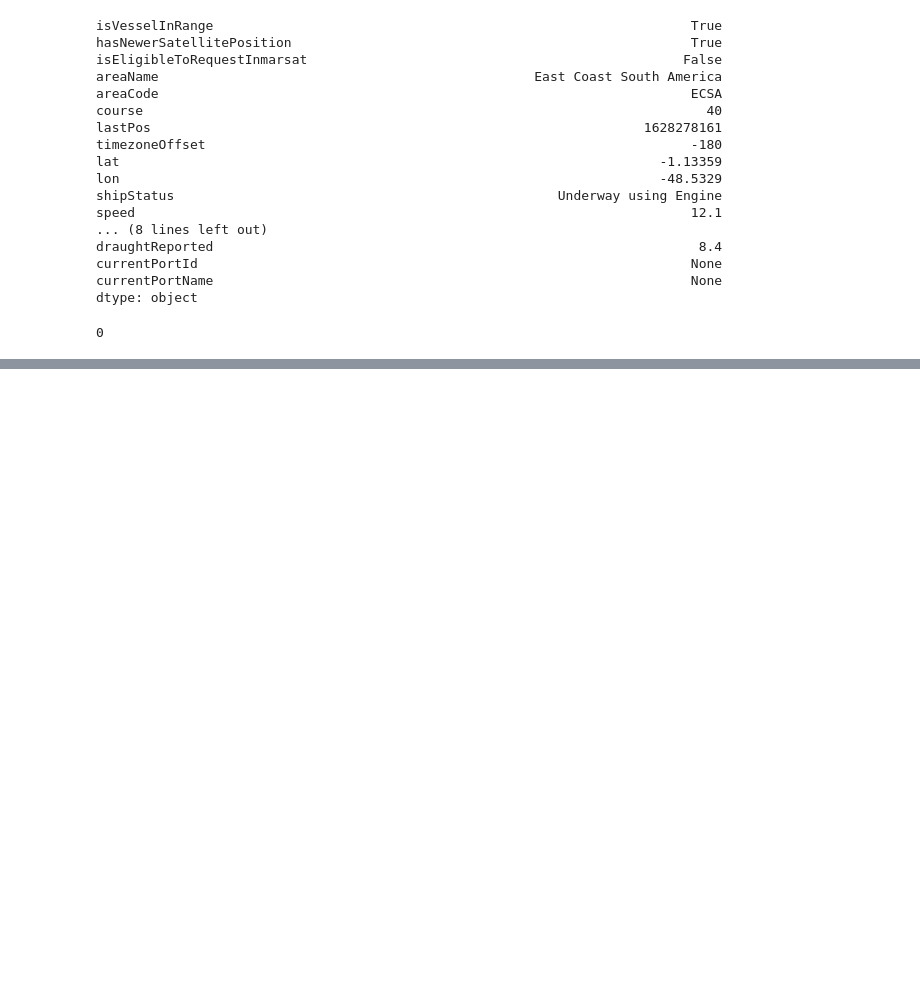
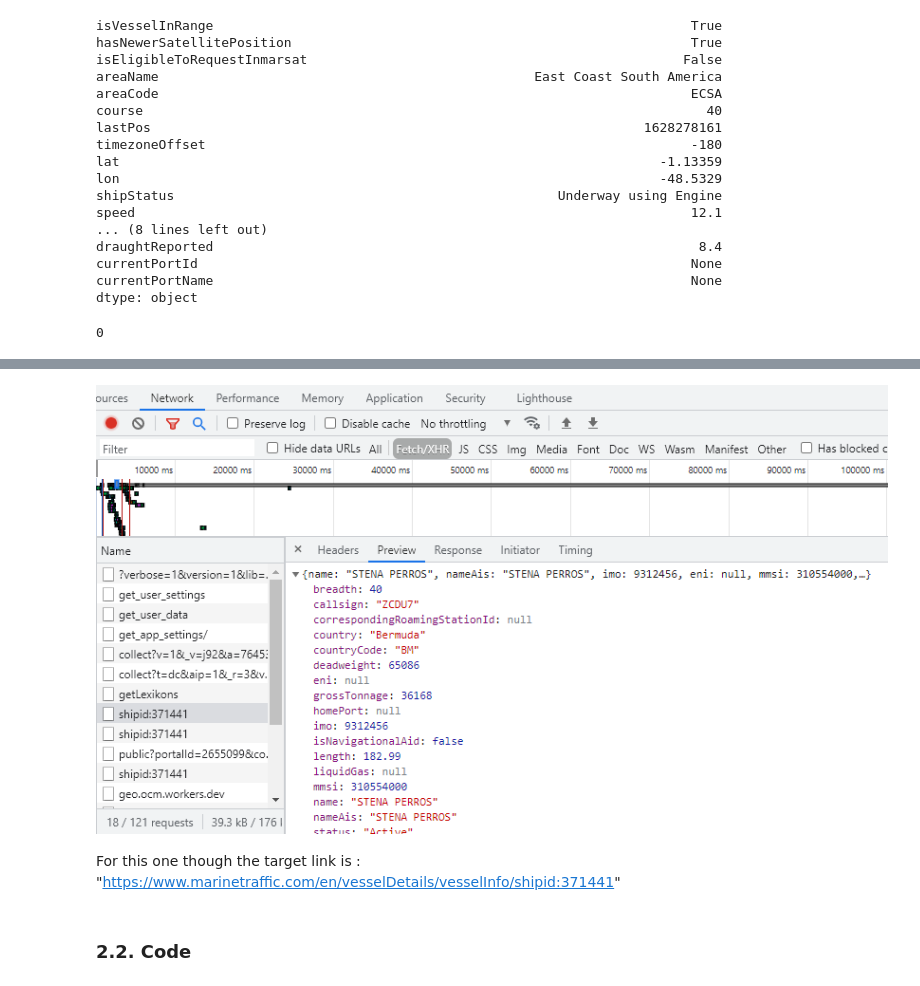
Before and after one commit to chikoungoun/Scraping, a Jupyter notebook: Marine Traffic/Marine Traffic Scraping with requests, XHR and JSON.ipynb, the cells around one changed output, grey strips where cells are left out. Saved outputs shown, nothing was run; the diff lists cells and outputs as text; code cells hidden in the pictures; blank space fills up the shorter version.

```diff
--- a/Marine Traffic/Marine Traffic Scraping with requests, XHR and JSON.ipynb
+++ b/Marine Traffic/Marine Traffic Scraping with requests, XHR and JSON.ipynb
@@ -91,0 +108,9 @@ dtype: object
+# %%
+from IPython.display import Image
+Image(filename="img5.png")
+# %% [output]
+[figure, added]
+# %% [markdown]
+For this one though the target link is : "https://www.marinetraffic.com/en/vesselDetails/vesselInfo/shipid:371441"
+# %% [markdown]
+### 2.2. Code
```
Also changed, not shown: parts of 6 cells of this notebook.
